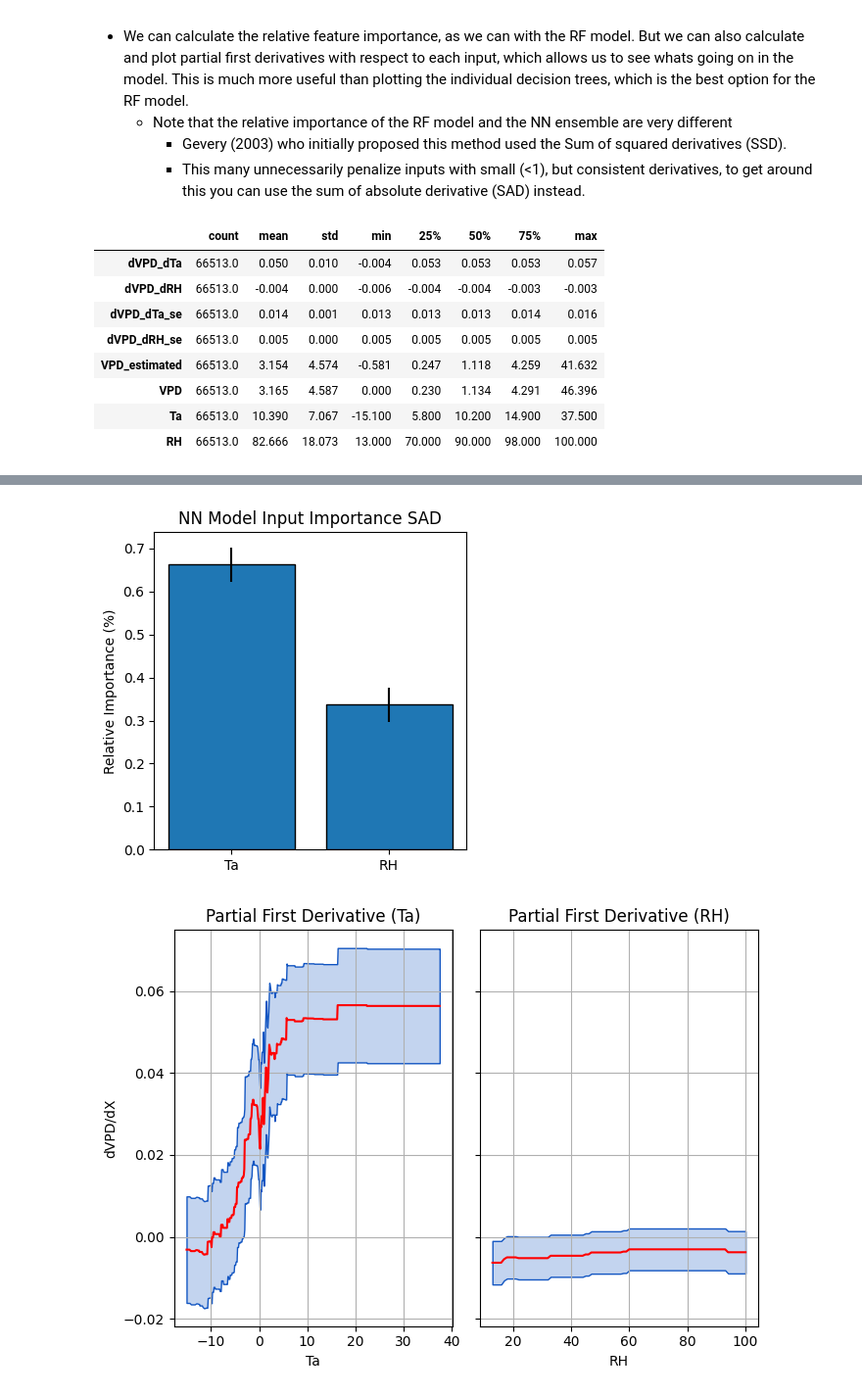
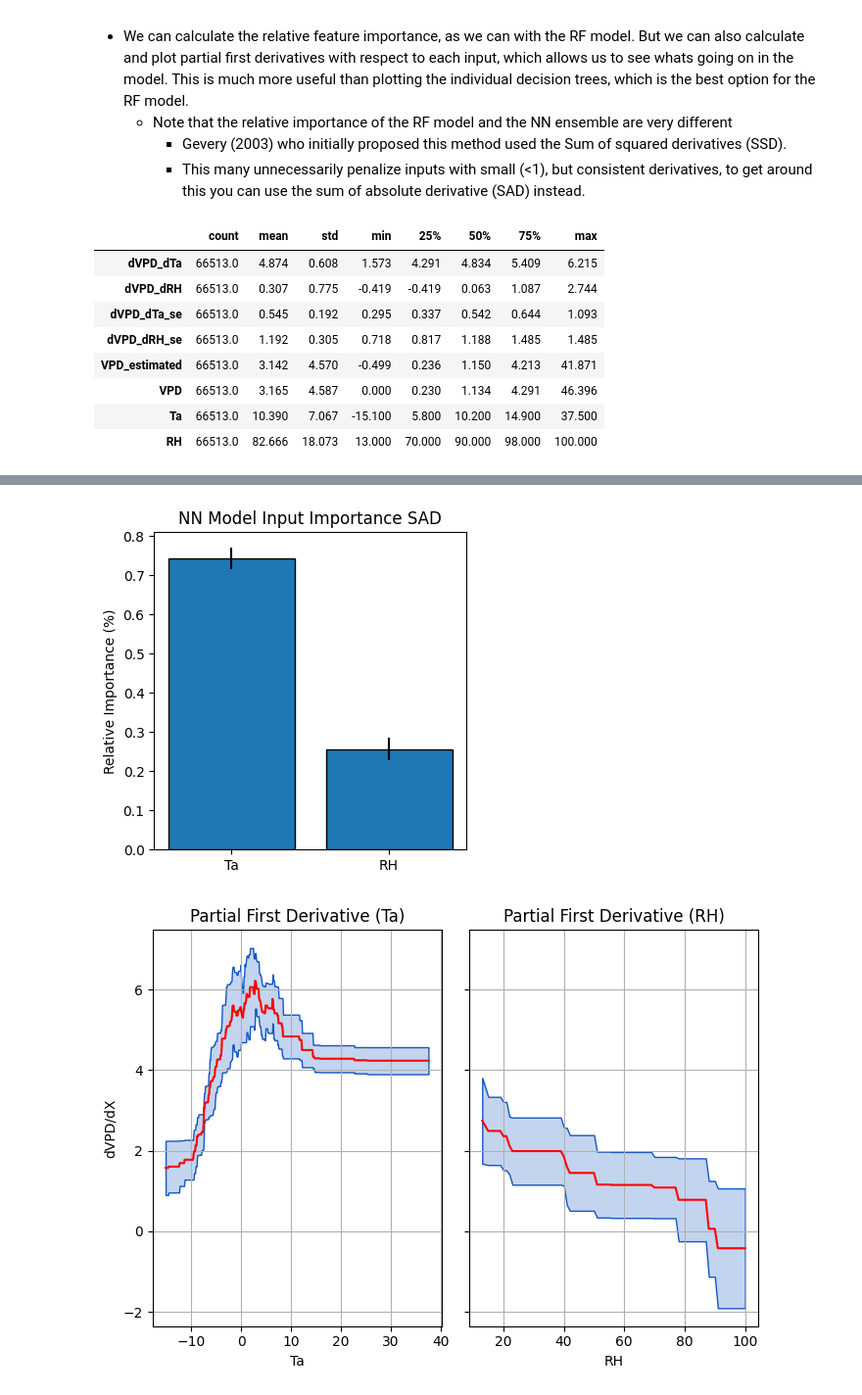
Before and after one commit to June-Skeeter/ML_Scripts, a Jupyter notebook: NN_v_RF_example.ipynb, the cells around one changed output, grey strips where cells are left out. Shown at 98% size. Drawn from its saved outputs; the diff is of its cells as text; code cells hidden in the pictures.

Commit message:
Deriv Update

```diff
--- a/NN_v_RF_example.ipynb
+++ b/NN_v_RF_example.ipynb
@@ -676,8 +789,8 @@ Maximum estimated VPD:  64.91732
 # %%
 RI_SSD,RI_SAD,Derivatives,Estimates = get_Derivatives('Model',N_models, X_full, Y_full)
 
-RI_mean = RI_SSD.mean(axis=1)
-RI_se = RI_SSD.std(axis=1)/RI_SSD.shape[1]**.5
+RI_mean = RI_SSD.mean(axis=1).mean(axis=-1)
+RI_se = RI_SSD.std(axis=1).mean(axis=-1)/RI_SSD.shape[1]**.5
 
 fig,ax=plt.subplots(figsize=(4,4))
 ax.bar(X_vars,RI_mean,yerr=RI_se,edgecolor='k')
@@ -686,8 +799,8 @@ ax.set_title('NN Model Input Importance (SSD)')
 plt.tight_layout()
 
 
-RI_mean = RI_SAD.mean(axis=1)
-RI_se = RI_SAD.std(axis=1)/RI_SAD.shape[1]**.5
+RI_mean = RI_SAD.mean(axis=1).mean(axis=-1)
+RI_se = RI_SAD.std(axis=1).mean(axis=-1)/RI_SAD.shape[1]**.5
 
 fig,ax=plt.subplots(figsize=(4,4))
 ax.bar(X_vars,RI_mean,yerr=RI_se,edgecolor='k')
@@ -695,14 +808,13 @@ ax.set_ylabel('Relative Importance (%)')
 ax.set_title('NN Model Input Importance SAD')
 plt.tight_layout()
 
+Estimates_mean = Estimates.mean(axis=-1).mean(axis=-1)
 
-Estimates_mean = Estimates.mean(axis=1)
-
-Model_Derivatives = pd.DataFrame(Derivatives.mean(axis=-1).T, columns = ['dVPD_d'+x for x in X_vars])
+Model_Derivatives = pd.DataFrame(Derivatives.mean(axis=-1).mean(axis=-1).T, columns = ['dVPD_d'+x for x in X_vars])
 Model_Derivatives = Model_Derivatives.join(
-    pd.DataFrame(Derivatives.std(axis=-1).T/Derivatives.shape[-1]**.5, columns = ['dVPD_d'+x+'_se' for x in X_vars])
+    pd.DataFrame(Derivatives.mean(axis=-1).std(axis=-1).T/Derivatives.shape[0]**.5, columns = ['dVPD_d'+x+'_se' for x in X_vars])
 )
-Model_Derivatives['VPD_estimated'] = Estimates_mean
+Model_Derivatives['VPD_estimated'] = Estimates_mean#[:,0]
 Model_Derivatives['VPD'] = Y_full
 Model_Derivatives[X_vars] = X_full
 
@@ -714,7 +826,6 @@ def Plot_Derivs(Derivs,X,dy,ax):
     ax.grid()
     ax.set_xlabel(X)
 
-
 fig,ax = plt.subplots(1,2,figsize = (7,5),sharey=True)
 Plot_Derivs(Model_Derivatives,'Ta','dVPD_dTa',ax[0])
 Plot_Derivs(Model_Derivatives,'RH','dVPD_dRH',ax[1])
@@ -724,15 +835,14 @@ ax[1].set_title('Partial First Derivative (RH)')
 
 plt.tight_layout()
 
-
 Model_Derivatives.describe().T.round(3)
 # %% [output]
 |  | count | mean | std | min | 25% | 50% | 75% | max |
-| dVPD_dTa | 66513.0 | 0.050 | 0.010 | -0.004 | 0.053 | 0.053 | 0.053 | 0.057 |
-| dVPD_dRH | 66513.0 | -0.004 | 0.000 | -0.006 | -0.004 | -0.004 | -0.003 | -0.003 |
-| dVPD_dTa_se | 66513.0 | 0.014 | 0.001 | 0.013 | 0.013 | 0.013 | 0.014 | 0.016 |
-| dVPD_dRH_se | 66513.0 | 0.005 | 0.000 | 0.005 | 0.005 | 0.005 | 0.005 | 0.005 |
-| VPD_estimated | 66513.0 | 3.154 | 4.574 | -0.581 | 0.247 | 1.118 | 4.259 | 41.632 |
+| dVPD_dTa | 66513.0 | 4.874 | 0.608 | 1.573 | 4.291 | 4.834 | 5.409 | 6.215 |
+| dVPD_dRH | 66513.0 | 0.307 | 0.775 | -0.419 | -0.419 | 0.063 | 1.087 | 2.744 |
+| dVPD_dTa_se | 66513.0 | 0.545 | 0.192 | 0.295 | 0.337 | 0.542 | 0.644 | 1.093 |
+| dVPD_dRH_se | 66513.0 | 1.192 | 0.305 | 0.718 | 0.817 | 1.188 | 1.485 | 1.485 |
+| VPD_estimated | 66513.0 | 3.142 | 4.570 | -0.499 | 0.236 | 1.150 | 4.213 | 41.871 |
 | VPD | 66513.0 | 3.165 | 4.587 | 0.000 | 0.230 | 1.134 | 4.291 | 46.396 |
 | Ta | 66513.0 | 10.390 | 7.067 | -15.100 | 5.800 | 10.200 | 14.900 | 37.500 |
 | RH | 66513.0 | 82.666 | 18.073 | 13.000 | 70.000 | 90.000 | 98.000 | 100.000 |
@@ -740,2 +850,2 @@ Model_Derivatives.describe().T.round(3)
-[figure, old version]
+[figure, new version]
-[figure, old version]
+[figure, new version]
```
Also changed, not shown: parts of 9 cells of this notebook, 4 other files.
